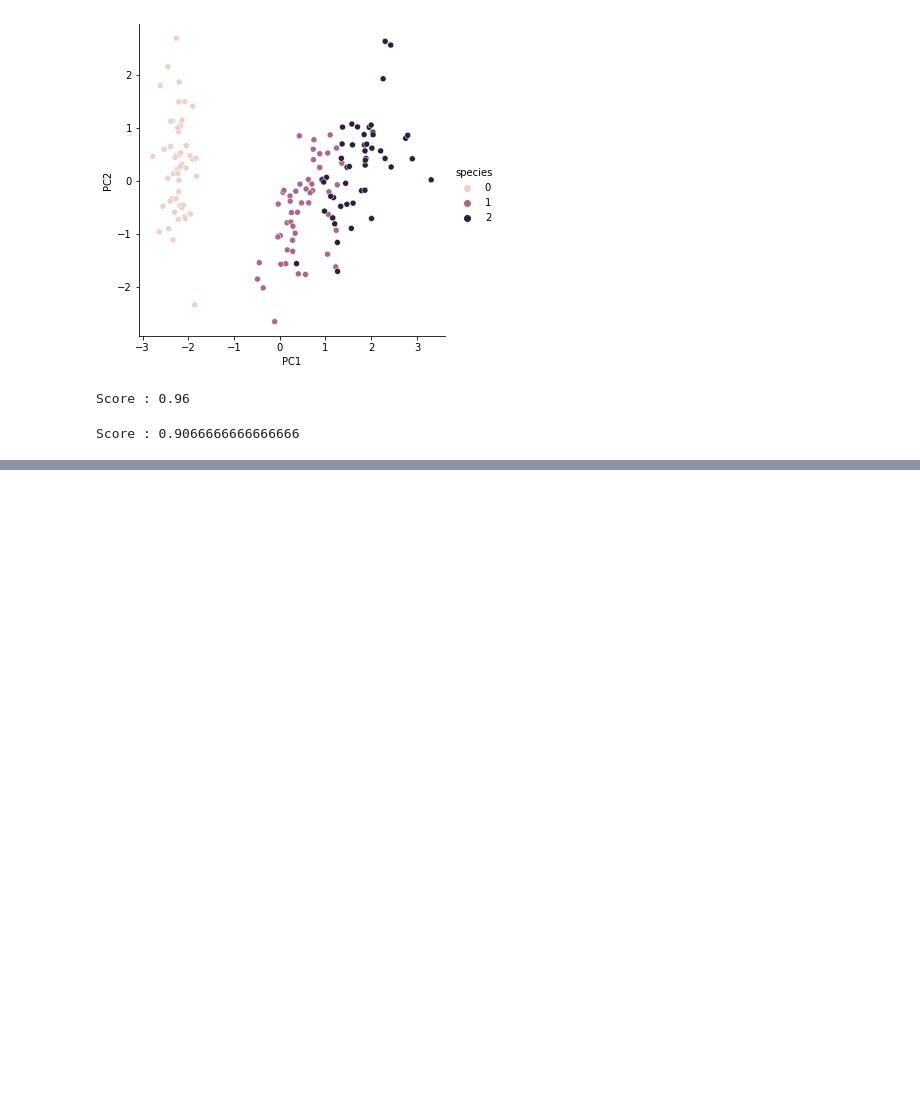
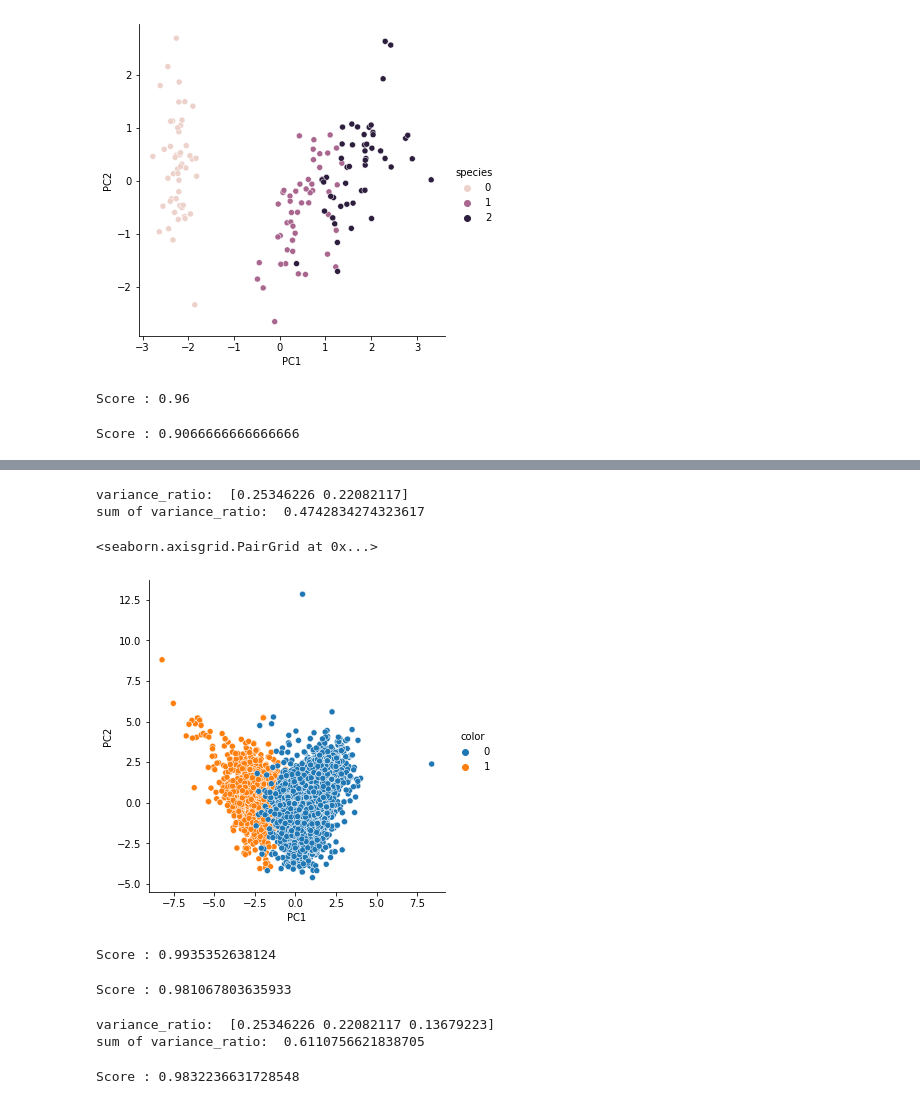
Before and after one commit to SangHui48/zerobase_machine_learning, a Jupyter notebook: machine_learning/22 pca.ipynb, the cells around one changed output, grey strips where cells are left out. Drawn from its saved outputs; the diff is of its cells as text; code cells hidden in the pictures; blank space fills up the shorter version.

```diff
--- a/machine_learning/22 pca.ipynb
+++ b/machine_learning/22 pca.ipynb
@@ -89,0 +101,5 @@ Score : 0.9066666666666666
+# %%
+wine_X = wine.drop(['color'], axis=1)
+wine_y = wine['color']
+# %%
+wine_ss = StandardScaler().fit_transform(wine_X)
@@ -89,0 +110,30 @@ Score : 0.9066666666666666
+# %%
+pca_wine, pca = get_pca_data(wine_ss, n_components=2)
+print_variance_ratio(pca)
+# %% [output]
+variance_ratio:  [0.25346226 0.22082117]
+sum of variance_ratio:  0.4742834274323617
+# %%
+pca_columns = ['PC1', 'PC2']
+pca_wine_pd = pd.DataFrame(pca_wine, columns=pca_columns)
+pca_wine_pd['color'] = wine_y.values
+# %%
+sns.pairplot(pca_wine_pd, hue='color', height=5, x_vars=['PC1'], y_vars=['PC2'])
+# %% [output]
+<seaborn.axisgrid.PairGrid at 0x...>
+[figure, added]
+# %%
+rf_score(wine_ss, wine_y)
+# %% [output]
+Score : 0.9935352638124
+# %%
+pca_X = pca_wine_pd[['PC1', 'PC2']]
+rf_score(pca_X, wine_y)
+# %% [output]
+Score : 0.981067803635933
+# %%
+pca_wine, pca = get_pca_data(wine_ss, n_components=3)
+print_variance_ratio(pca)
+# %% [output]
+variance_ratio:  [0.25346226 0.22082117 0.13679223]
+sum of variance_ratio:  0.6110756621838705
@@ -89,0 +144,5 @@ Score : 0.9066666666666666
+# %%
+pca_X = pca_wine_pd[pca_columns]
+rf_score(pca_X, wine_y)
+# %% [output]
+Score : 0.9832236631728548
```
Also changed, not shown: parts of 5 cells of this notebook, 3 other files.
